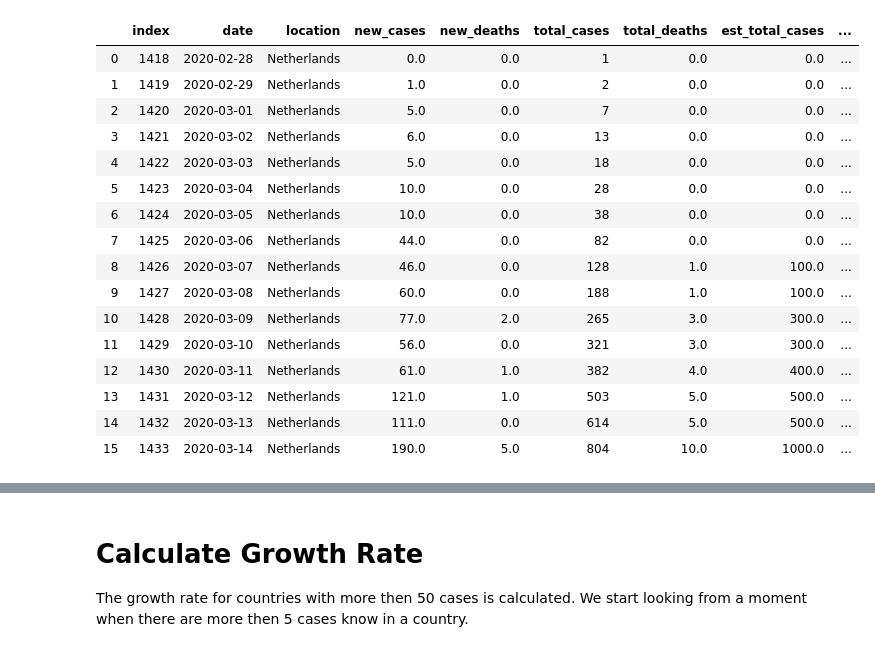
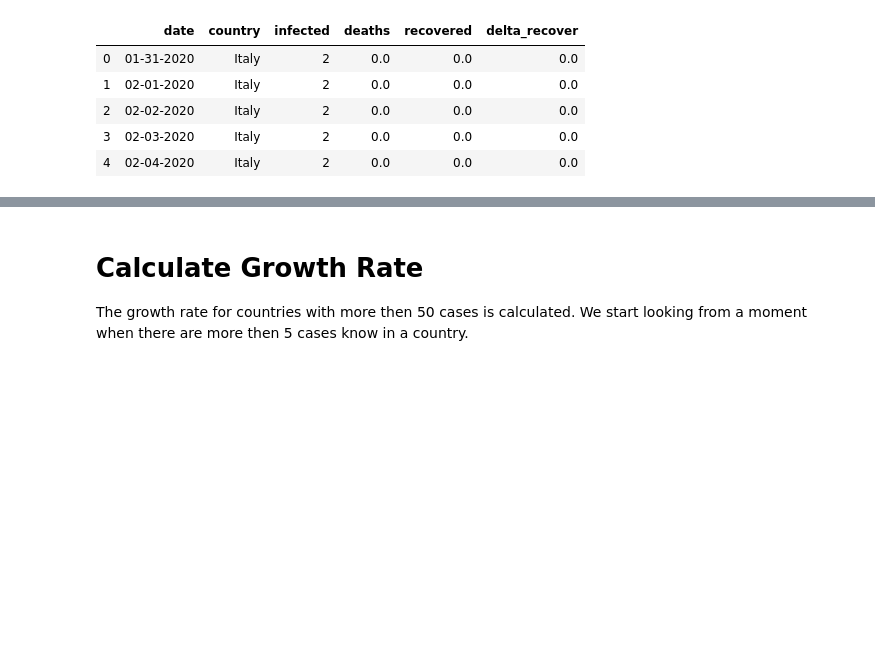
Before and after one commit to VincentFokker/Fruitpunch-AI-Covid-19, a Jupyter notebook: Impact on Health/OurWorldInData - Corona.ipynb, the cells around one changed output, grey strips where cells are left out. Saved outputs shown, nothing was run; the diff lists cells and outputs as text; code cells hidden in the pictures; blank space fills up the shorter version.

```diff
--- a/Impact on Health/OurWorldInData - Corona.ipynb
+++ b/Impact on Health/OurWorldInData - Corona.ipynb
@@ -158,48 +143,56 @@ def plot_death_cases(country_list, title, start = 0, height=10, width=20):
         y = full_set.loc[full_set['location']== item]['total_deaths'][start:]
         plt.plot(x,y, label=item)
 
     plt.ylabel("Amount of deaths")
     plt.xlabel('Date range')
     plt.title(title)
     plt.xticks(rotation = 90)
     plt.legend()
     plt.show()
 
 def death_rate(dataframe, city):
     '''Function to build dataframe for a given city, adding growth rate'''
     # Add a growth rate for a country
     df_dr = dataframe.loc[dataframe['location']== city]
     #df_dr = df_GR.loc[df_GR['total_cases'] >= 5]
     df_dr = df_dr.reset_index()
 
     # calculate DR
     deathrate = [(df_dr['total_deaths'][i] /df_dr['total_cases'][i]) for i in range(len(df_dr))]
     df_dr['DR'] = deathrate
 
     #replace inf and NaN with 0
     #df_GR = df_GR.replace([np.inf, -np.inf], np.nan)
     #df_GR = df_GR.replace(np.NaN,0)
     df_dr = df_dr.loc[df_dr['DR'] < 1]
     return df_dr
 
 #test_list = ['Netherlands', 'Italy']
 #plot_new_cases(test_list, 'new cases over time for NL and IT')
-death_rate(full_set, 'Netherlands')
+#death_rate(full_set, 'Netherlands').head()
+
+
+# Return a dataFrame for a given country
+def dataframe_from_dict(country):
+    pre_df = []
+    for date in all_dates:
+        try:
+            pre_df.append([date, country,
+                           date_dict[date][country]['infected'],
+                            date_dict[date][country]['deaths'],
+                             date_dict[date][country]['recovered']])
+        except:
+            pass
+    country_df = pd.DataFrame(pre_df, columns=['date','country', 'infected', 'deaths', 'recovered'])
+    country_df['delta_recover'] = [0]+[country_df['recovered'][x+1] - country_df['recovered'][x] for x in range(len(country_df['recovered'])-1)]
+    return country_df
+
+#test the function
+dataframe_from_dict('Italy').head()
 # %% [output]
-|  | index | date | location | new_cases | new_deaths | total_cases | total_deaths | est_total_cases | ... |
-| 0 | 1418 | 2020-02-28 | Netherlands | 0.0 | 0.0 | 1 | 0.0 | 0.0 | ... |
-| 1 | 1419 | 2020-02-29 | Netherlands | 1.0 | 0.0 | 2 | 0.0 | 0.0 | ... |
-| 2 | 1420 | 2020-03-01 | Netherlands | 5.0 | 0.0 | 7 | 0.0 | 0.0 | ... |
-| 3 | 1421 | 2020-03-02 | Netherlands | 6.0 | 0.0 | 13 | 0.0 | 0.0 | ... |
-| 4 | 1422 | 2020-03-03 | Netherlands | 5.0 | 0.0 | 18 | 0.0 | 0.0 | ... |
-| 5 | 1423 | 2020-03-04 | Netherlands | 10.0 | 0.0 | 28 | 0.0 | 0.0 | ... |
-| 6 | 1424 | 2020-03-05 | Netherlands | 10.0 | 0.0 | 38 | 0.0 | 0.0 | ... |
-| 7 | 1425 | 2020-03-06 | Netherlands | 44.0 | 0.0 | 82 | 0.0 | 0.0 | ... |
-| 8 | 1426 | 2020-03-07 | Netherlands | 46.0 | 0.0 | 128 | 1.0 | 100.0 | ... |
-| 9 | 1427 | 2020-03-08 | Netherlands | 60.0 | 0.0 | 188 | 1.0 | 100.0 | ... |
-| 10 | 1428 | 2020-03-09 | Netherlands | 77.0 | 2.0 | 265 | 3.0 | 300.0 | ... |
-| 11 | 1429 | 2020-03-10 | Netherlands | 56.0 | 0.0 | 321 | 3.0 | 300.0 | ... |
-| 12 | 1430 | 2020-03-11 | Netherlands | 61.0 | 1.0 | 382 | 4.0 | 400.0 | ... |
-| 13 | 1431 | 2020-03-12 | Netherlands | 121.0 | 1.0 | 503 | 5.0 | 500.0 | ... |
-| 14 | 1432 | 2020-03-13 | Netherlands | 111.0 | 0.0 | 614 | 5.0 | 500.0 | ... |
-| 15 | 1433 | 2020-03-14 | Netherlands | 190.0 | 5.0 | 804 | 10.0 | 1000.0 | ... |
+|  | date | country | infected | deaths | recovered | delta_recover |
+| 0 | 01-31-2020 | Italy | 2 | 0.0 | 0.0 | 0.0 |
+| 1 | 02-01-2020 | Italy | 2 | 0.0 | 0.0 | 0.0 |
+| 2 | 02-02-2020 | Italy | 2 | 0.0 | 0.0 | 0.0 |
+| 3 | 02-03-2020 | Italy | 2 | 0.0 | 0.0 | 0.0 |
+| 4 | 02-04-2020 | Italy | 2 | 0.0 | 0.0 | 0.0 |
```
Also changed, not shown: parts of 12 cells of this notebook, 1 other file.
